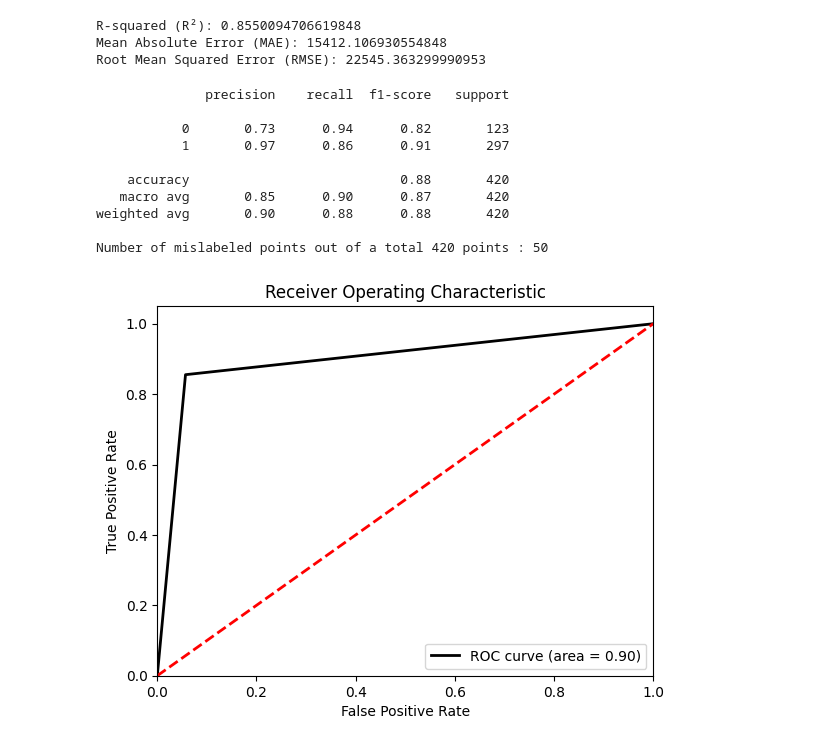
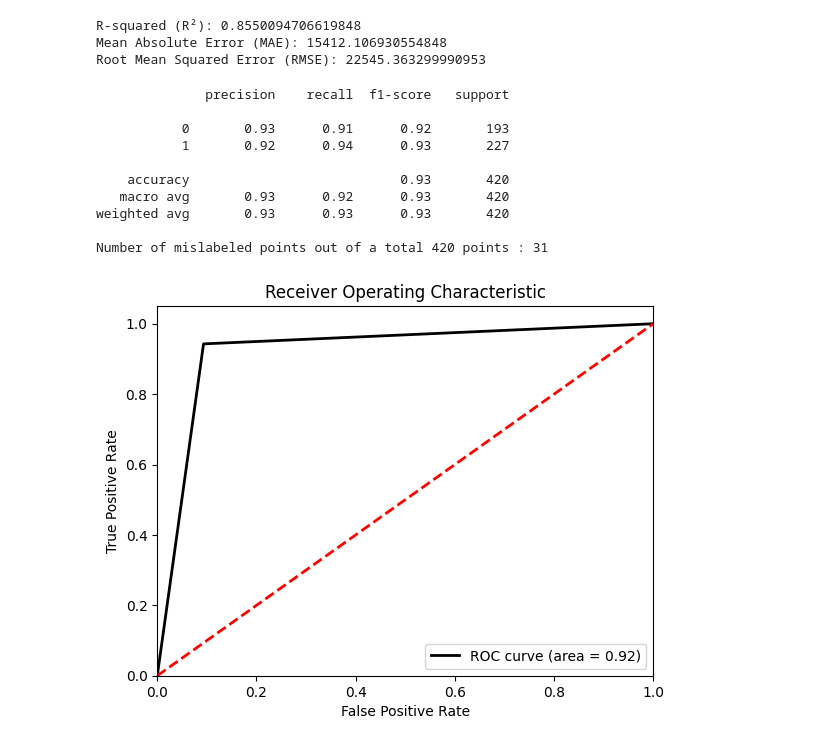
Before and after one commit to ghccalanzani/AnaliseDeDados, a Jupyter notebook: Entrega C3/AtividadeC3.ipynb, the cells around one changed output. Saved outputs shown, nothing was run; the diff lists cells and outputs as text; code cells hidden in the pictures.

```diff
--- a/Entrega C3/AtividadeC3.ipynb
+++ b/Entrega C3/AtividadeC3.ipynb
@@ -227,7 +228,8 @@ Root Mean Squared Error (RMSE): 22545.363299990953
 
 # Criar a nova coluna "CategoriaPreco"
 df_cleaned_NB = df_cleaned_LabelEncoder
-df_cleaned_NB["CategoriaPreco"] = np.where(df_cleaned_NB["SalePrice"] > 200000, "Alto", "Baixo")
+media = df_cleaned_NB['SalePrice'].mean()
+df_cleaned_NB["CategoriaPreco"] = np.where(df_cleaned_NB["SalePrice"] > media, "Alto", "Baixo")
 
 # Aplicar o LabelEncoder na coluna "CategoriaPreco"
 label_encoder = LabelEncoder()
@@ -243,37 +245,37 @@ gnb = GaussianNB()
 gnb.fit(X_train, y_train)
 
 # Fazer a previsão do status dos dados de teste
 y_pred = gnb.predict(X_test)
 
 # Exibir um relatório de classificação
 print(classification_report(y_test, y_pred))
 print("Number of mislabeled points out of a total %d points : %d"
       % (X_test.shape[0], (y_test != y_pred).sum()))
 
 # Calcular a curva ROC e a AUC
 fpr, tpr, thresholds = roc_curve(y_test, y_pred)
 roc_auc = auc(fpr, tpr)
 
 # Plotar a curva ROC
 plt.figure()
 plt.plot(fpr, tpr, color='black', lw=2, label='ROC curve (area = %0.2f)' % roc_auc)
 plt.plot([0, 1], [0, 1], color='red', lw=2, linestyle='--')
 plt.xlim([0.0, 1.0])
 plt.ylim([0.0, 1.05])
 plt.xlabel('False Positive Rate')
 plt.ylabel('True Positive Rate')
 plt.title('Receiver Operating Characteristic')
 plt.legend(loc="lower right")
 plt.show()
 # %% [output]
               precision    recall  f1-score   support
 
-           0       0.73      0.94      0.82       123
-           1       0.97      0.86      0.91       297
+           0       0.93      0.91      0.92       193
+           1       0.92      0.94      0.93       227
 
-    accuracy                           0.88       420
-   macro avg       0.85      0.90      0.87       420
-weighted avg       0.90      0.88      0.88       420
+    accuracy                           0.93       420
+   macro avg       0.93      0.92      0.93       420
+weighted avg       0.93      0.93      0.93       420
 
-Number of mislabeled points out of a total 420 points : 50
+Number of mislabeled points out of a total 420 points : 31
-[figure, old version]
+[figure, new version]
```
Also changed, not shown: parts of 4 cells of this notebook.
